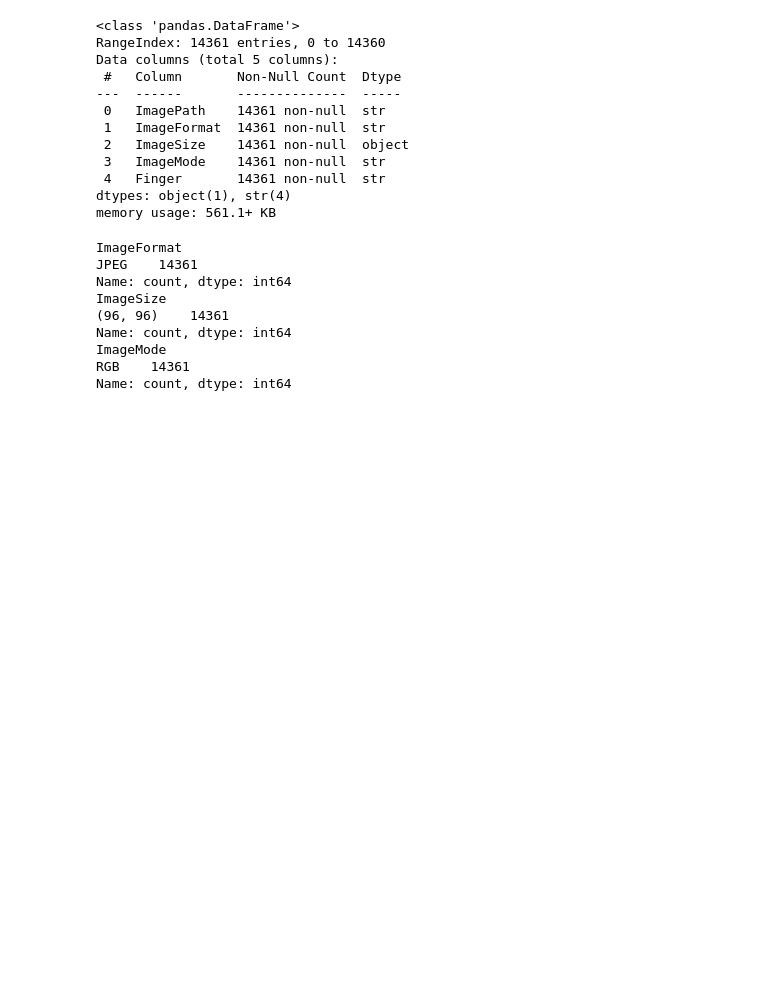
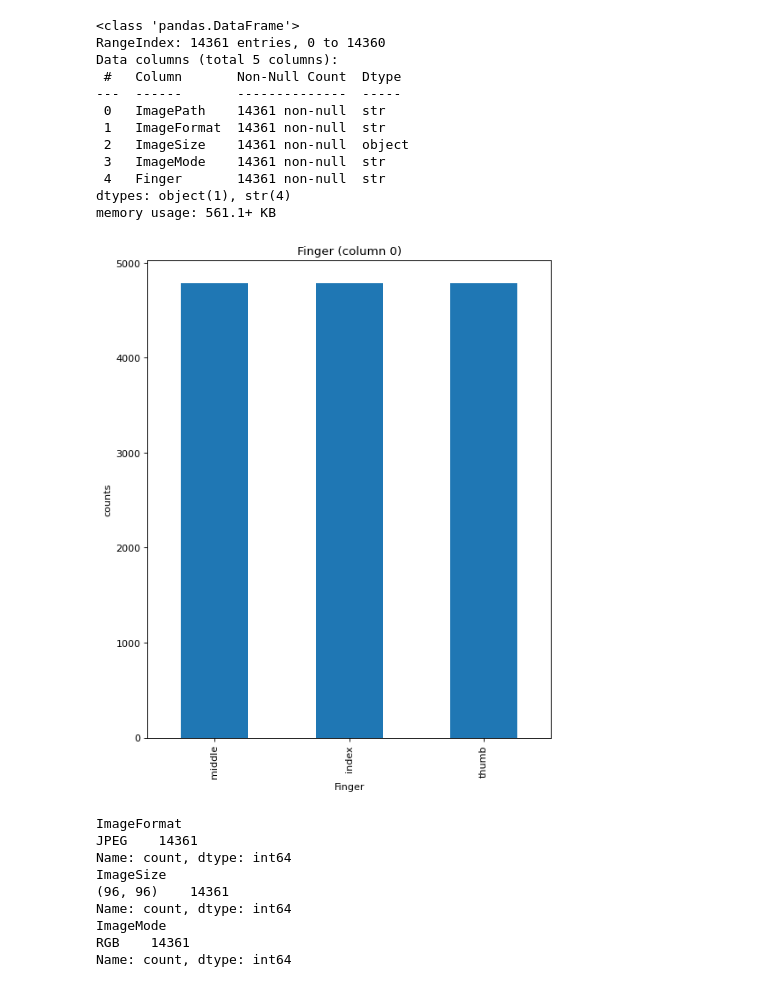
Before and after one commit to OrenChouraki06/projet-fingerprint-validator, a Jupyter notebook: notebooks/training/transfer_learning_mobilenet_3_classes.ipynb, the cells around one changed output. Drawn from its saved outputs; the diff is of its cells as text; code cells hidden in the pictures; blank space fills up the shorter version.

```diff
--- a/notebooks/scratch/transfer_learning_mobilenet_3_classes.ipynb
+++ b/notebooks/training/transfer_learning_mobilenet_3_classes.ipynb
@@ -236,6 +237,11 @@ Data columns (total 5 columns):
  4   Finger       14361 non-null  str
 dtypes: object(1), str(4)
 memory usage: 561.1+ KB
+# %%
+# show distribution of columns
+plotPerColumnDistribution(imgdf, 10, 5)
+# %% [output]
+[figure, added]
 # %%
 # Display the distribution of ImageFormat, ImageSize, ImageMode
 print(imgdf["ImageFormat"].value_counts())
```
Also changed, not shown: parts of 11 cells of this notebook, 1 other file.
